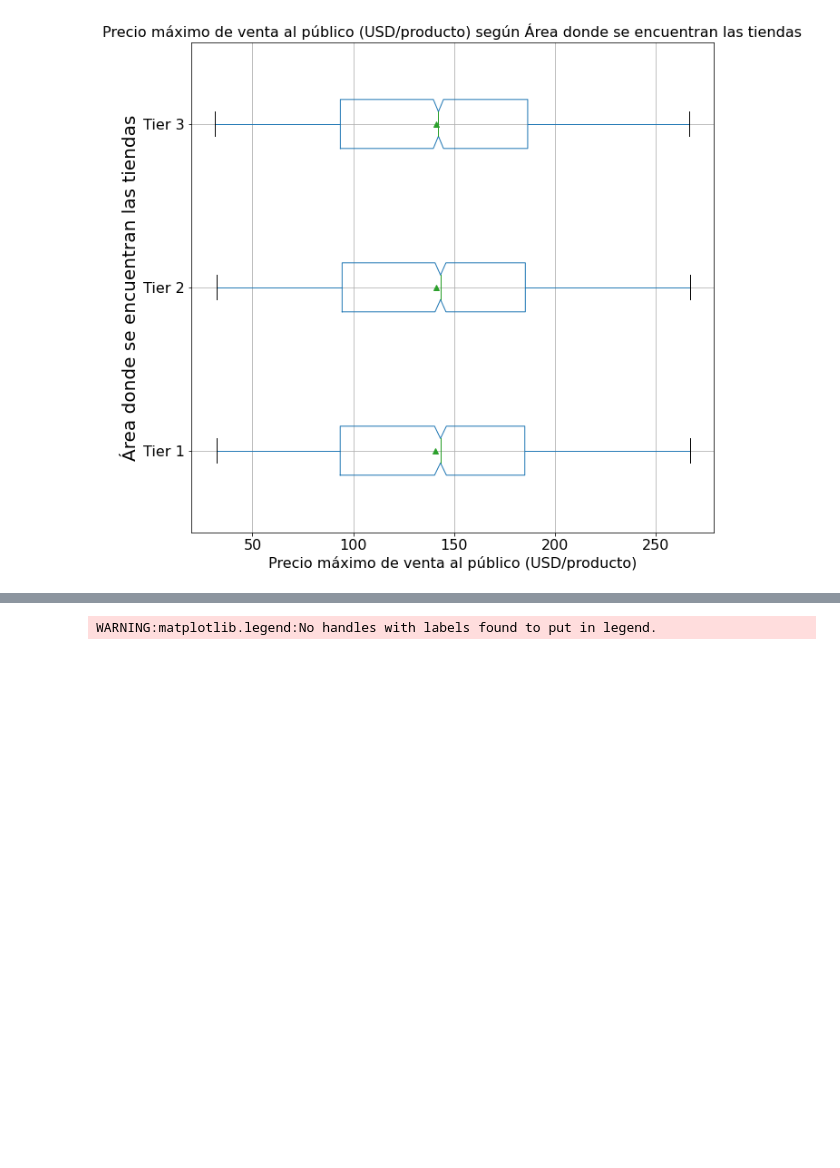
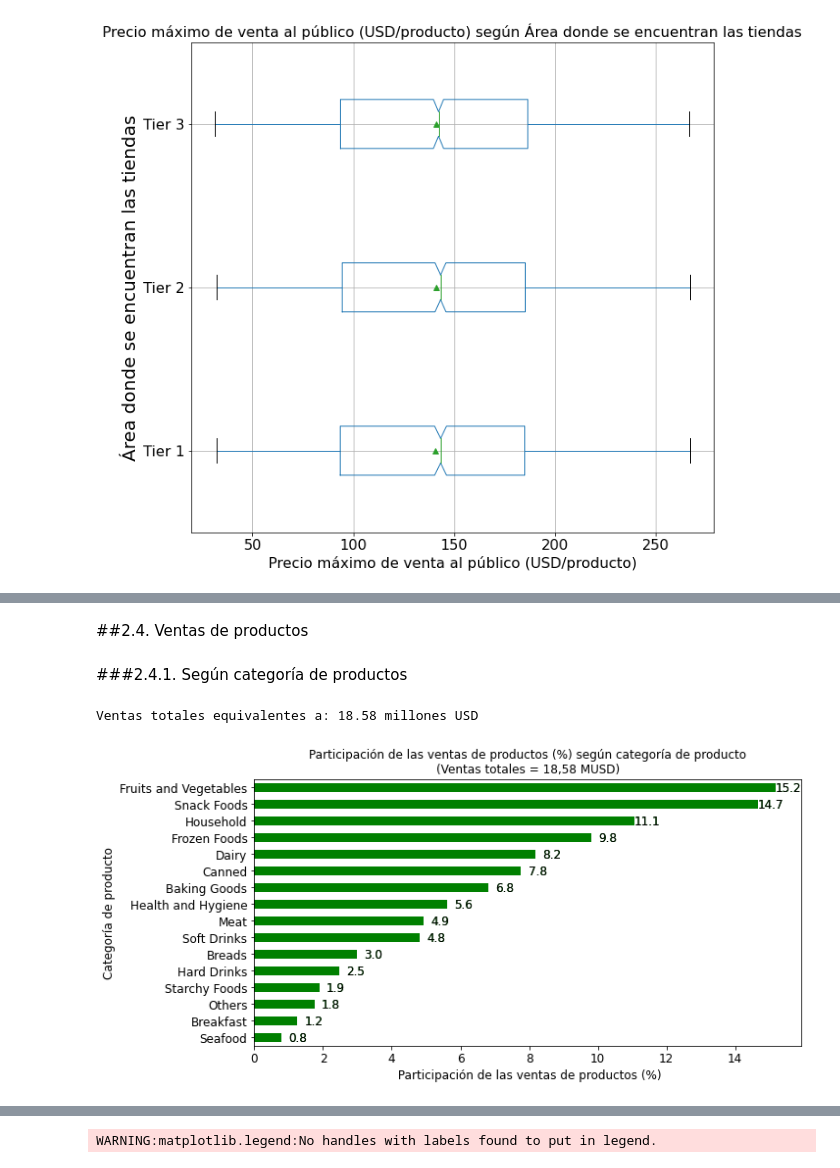
Before and after one commit to pzuniga/sales-predictions, a Jupyter notebook: Project_1_Sales_Prediction.ipynb, the cells around one changed output, grey strips where cells are left out. Saved outputs shown, nothing was run; the diff lists cells and outputs as text; code cells hidden in the pictures; blank space fills up the shorter version.

```diff
--- a/Project_1_Sales_Prediction.ipynb
+++ b/Project_1_Sales_Prediction.ipynb
@@ -979,0 +866,51 @@ plt.show()
+# %% [markdown]
+##2.4. Ventas de productos
+# %% [markdown]
+###2.4.1. Según categoría de productos
+# %%
+# Ventas totales (USD) = 18581547 USD)
+print('Ventas totales equivalentes a:',round(df['Item_Outlet_Sales'].sum()/1000000,2),'millones USD')
+# %% [output]
+Ventas totales equivalentes a: 18.58 millones USD
+# %%
+# Gráfico de barras de ventas de productos según categoría de producto
+# El 84% de las ventas de productos pertenecen a las siguientes categorías (en orden de participación):
+# Fruits and Vegetables (15,2%), Snack Foods (14,7%), Household (11,1%), Frozen Foods (9,8%), Dairy (8,2%), Canned (7,8%), Baking Goods (6,8%), Health and Hygiene (5,6), Meat (4,9%).
+
+# Crear df auxiliar
+df2=round(df.groupby('Item_Type')['Item_Outlet_Sales'].sum().sort_values(ascending=True)/df['Item_Outlet_Sales'].sum(),4)*100
+# Gráficar gráfico de barras
+ax1=df2.plot(kind='barh',figsize=(10,5),color='g')
+plt.title('Participación de las ventas de productos (%) según categoría de producto\n(Ventas totales = 18,58 MUSD)',fontsize=12);
+#plt.subtitle('Participación de las ventas de productos (USD) según categoría de producto',fontsize=12);
+plt.suptitle('');
+plt.xlabel(' Participación de las ventas de productos (%)', fontsize = 12);
+plt.ylabel('Categoría de producto', fontsize = 12);
+plt.xticks(fontsize = 12);
+plt.yticks(fontsize = 12);
+
+# Código extraido desde
+# <https://www.pythoncharts.com/matplotlib/grouped-bar-charts-matplotlib/>
+# Modificado para utilizarlo sobre barras horizontales
+for bar in ax1.patches:
+  # The text annotation for each bar should be its height.
+  #bar_value = bar.get_height()
+  bar_value = bar.get_width()
+  # Format the text with commas to separate thousands. You can do
+  # any type of formatting here though.
+  text = f'{bar_value:.1f}'
+  # This will give the middle of each bar on the x-axis.
+  text_x = bar.get_x() + bar.get_width() + 0.75 #2.2 #/ 2
+  # get_y() is where the bar starts so we add the height to it.
+  text_y = bar.get_y() + bar.get_height() + 0.1 #+ bar_value
+  # If we want the text to be the same color as the bar, we can
+  # get the color like so:
+  bar_color = bar.get_facecolor()
+  # If you want a consistent color, you can just set it as a constant, e.g. #222222
+  ax1.text(text_x, text_y, text, ha='right', va='top', color=bar_color,
+          size=12)
+  ax1.text(text_x, text_y, text, ha='right', va='top', color='black',
+          size=12)
+plt.show()
+# %% [output]
+[figure, added]
```
Also changed, not shown: parts of 117 cells of this notebook.
